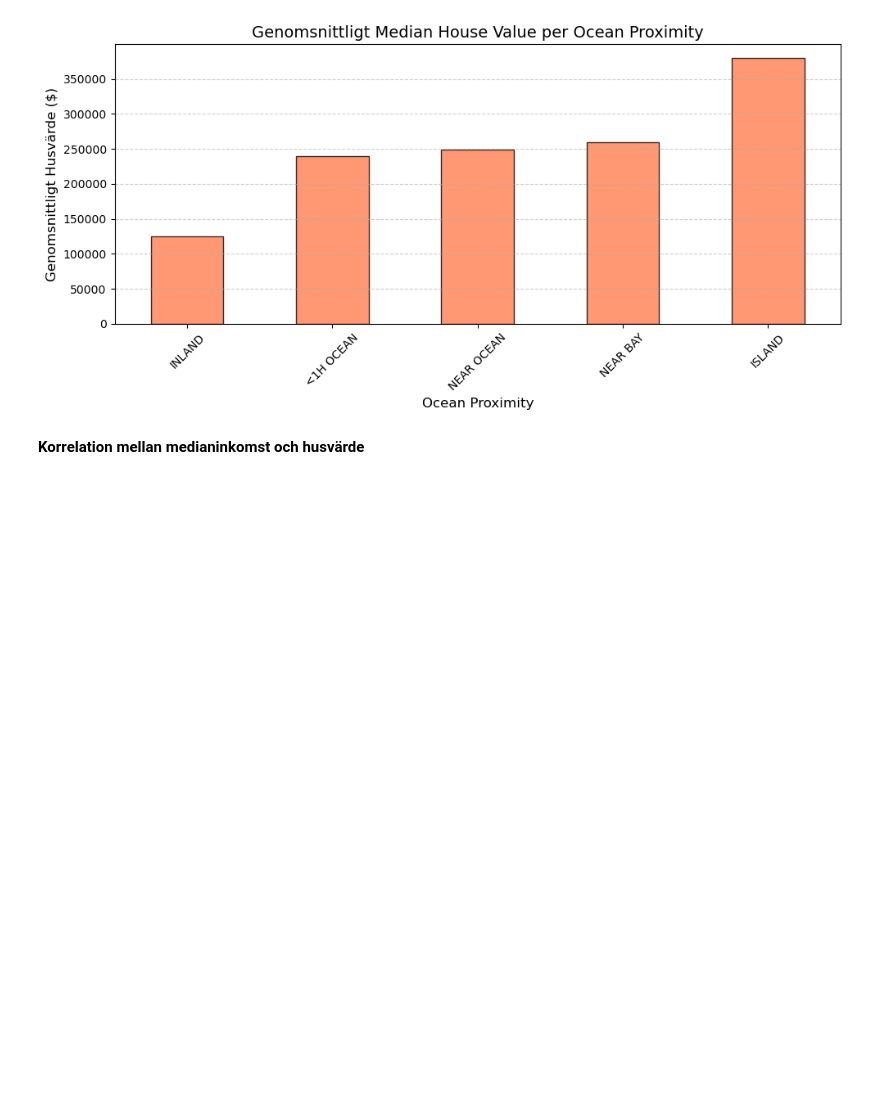
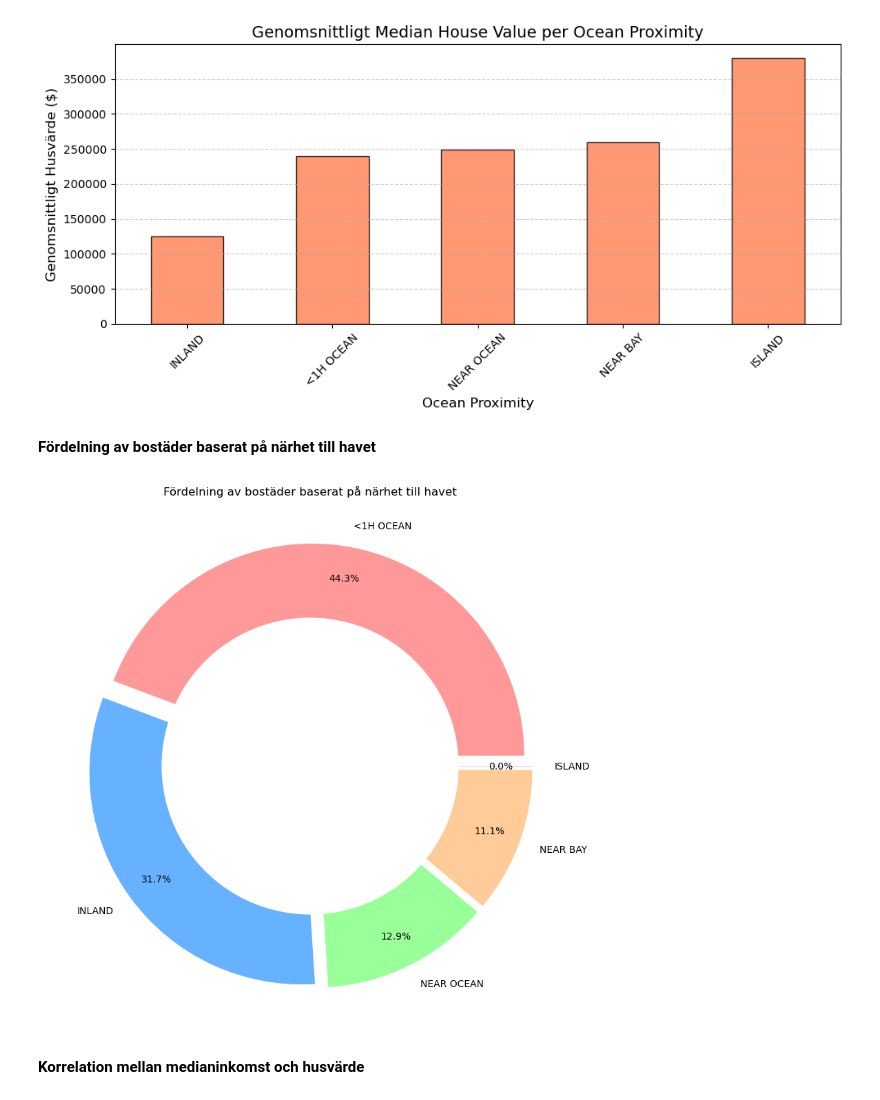
Before and after one commit to AsonP/P_MED_AI_INL3, a Jupyter notebook: Kunskapskontroll_3_PeterArvidsson.ipynb, the cells around one changed output. Saved outputs shown, nothing was run; the diff lists cells and outputs as text; code cells hidden in the pictures; blank space fills up the shorter version.

```diff
--- a/Kunskapskontroll_3_PeterArvidsson.ipynb
+++ b/Kunskapskontroll_3_PeterArvidsson.ipynb
@@ -271,6 +271,36 @@ plt.tight_layout()
 plt.show()
 # %% [output]
 [figure]
+# %% [markdown]
+<strong>Fördelning av bostäder baserat på närhet till havet</strong>
+# %%
+import matplotlib.pyplot as plt
+import pandas as pd
+
+# Läs in CSV-filen
+df = pd.read_csv("housing.csv", sep=';')
+
+# Räkna antalet bostäder per ocean_proximity kategori
+ocean_proximity_counts = df['ocean_proximity'].value_counts()
+
+# Skapa donut-diagrammet
+plt.figure(figsize=(10, 10))
+colors = ['#FF9999', '#66B2FF', '#99FF99', '#FFCC99', '#FF99CC']
+explode = (0.05, 0.05, 0.05, 0.05, 0.05)
+
+plt.pie(ocean_proximity_counts.values, labels=ocean_proximity_counts.index,
+        autopct='%1.1f%%', pctdistance=0.85, colors=colors,
+        explode=explode)
+
+# Rita cirkeln i mitten för att skapa donut-effekten
+centre_circle = plt.Circle((0, 0), 0.70, fc='white')
+fig = plt.gcf()
+fig.gca().add_artist(centre_circle)
+
+plt.title('Fördelning av bostäder baserat på närhet till havet')
+plt.show()
+# %% [output]
+[figure, added]
 # %% [markdown]
 <strong>Korrelation mellan medianinkomst och husvärde</strong>
 # %%
```
